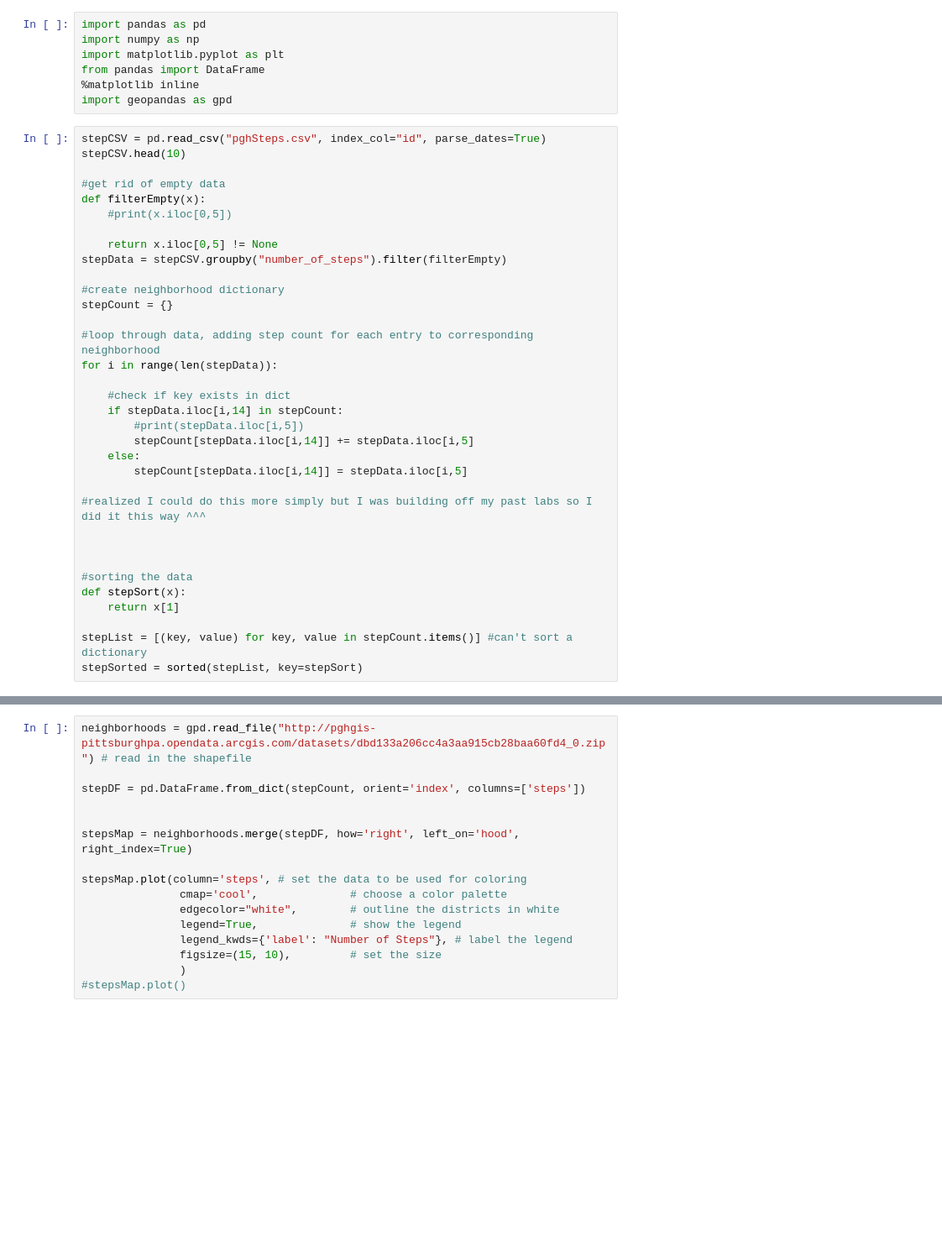
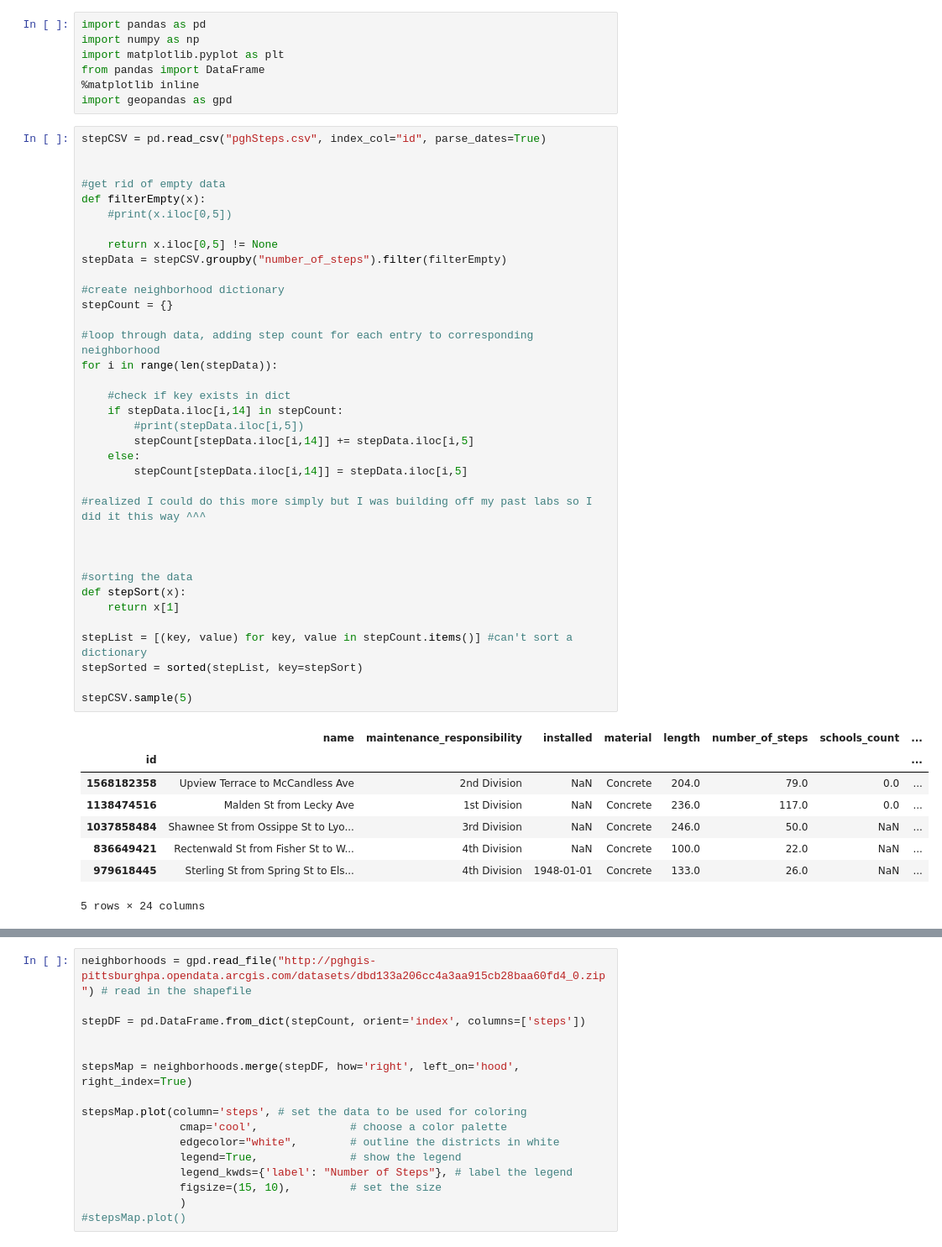
Before and after one commit to bukowski02/bigIdeasFinal, a Jupyter notebook: dab315_personal.ipynb, the cells around one changed output, grey strips where cells are left out. Shown at 84% size. Saved outputs shown, nothing was run; the diff lists cells and outputs as text; blank space fills up the shorter version.

```diff
--- a/dab315_personal.ipynb
+++ b/dab315_personal.ipynb
@@ -7,38 +7,49 @@ from pandas import DataFrame
 import geopandas as gpd
 # %%
 stepCSV = pd.read_csv("pghSteps.csv", index_col="id", parse_dates=True)
-stepCSV.head(10)
+
 
 #get rid of empty data
 def filterEmpty(x):
     #print(x.iloc[0,5])
 
     return x.iloc[0,5] != None
 stepData = stepCSV.groupby("number_of_steps").filter(filterEmpty)
 
 #create neighborhood dictionary
 stepCount = {}
 
 #loop through data, adding step count for each entry to corresponding neighborhood
 for i in range(len(stepData)):
 
     #check if key exists in dict
     if stepData.iloc[i,14] in stepCount:
         #print(stepData.iloc[i,5])
         stepCount[stepData.iloc[i,14]] += stepData.iloc[i,5]
     else:
         stepCount[stepData.iloc[i,14]] = stepData.iloc[i,5]
 
 #realized I could do this more simply but I was building off my past labs so I did it this way ^^^
 
 
 
 #sorting the data
 def stepSort(x):
     return x[1]
 
 stepList = [(key, value) for key, value in stepCount.items()] #can't sort a dictionary
 stepSorted = sorted(stepList, key=stepSort)
+
+stepCSV.sample(5)
+# %% [output]
+|  | name | maintenance_responsibility | installed | material | length | number_of_steps | schools_count | ... |
+| id |  |  |  |  |  |  |  | ... |
+| 1568182358 | Upview Terrace to McCandless Ave | 2nd Division | NaN | Concrete | 204.0 | 79.0 | 0.0 | ... |
+| 1138474516 | Malden St from Lecky Ave | 1st Division | NaN | Concrete | 236.0 | 117.0 | 0.0 | ... |
+| 1037858484 | Shawnee St from Ossippe St to Lyo... | 3rd Division | NaN | Concrete | 246.0 | 50.0 | NaN | ... |
+| 836649421 | Rectenwald St from Fisher St to W... | 4th Division | NaN | Concrete | 100.0 | 22.0 | NaN | ... |
+| 979618445 | Sterling St from Spring St to Els... | 4th Division | 1948-01-01 | Concrete | 133.0 | 26.0 | NaN | ... |
+5 rows × 24 columns
 # %%
 plt.bar(*zip(*stepSorted), color="turquoise")    #did some googling - zip and * used to pass the tuples to the plot
 plt.title("Neighborhoods Step Counts")
```
Also changed, not shown: parts of 1 cell of this notebook.
